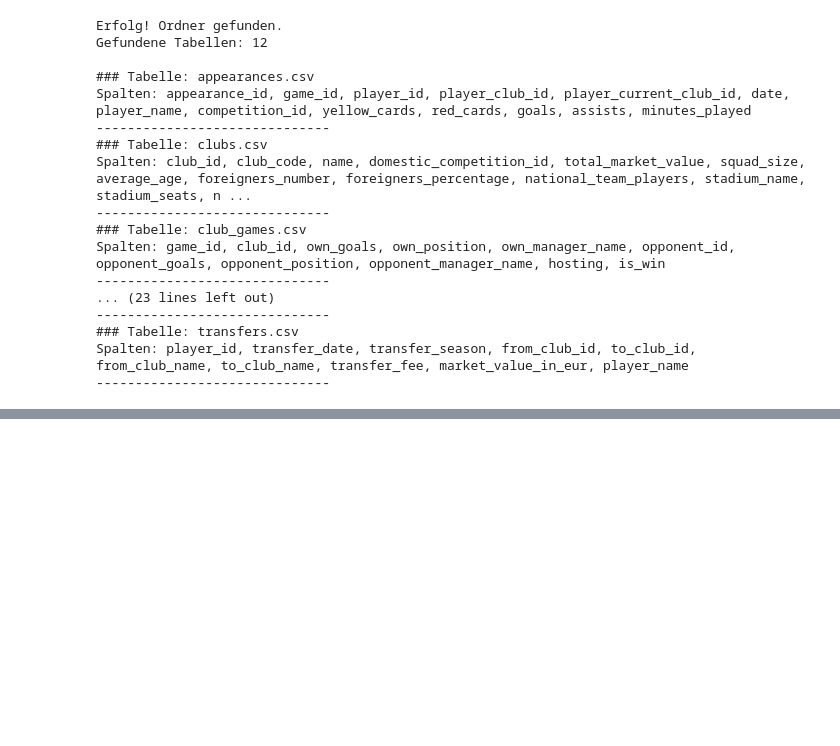
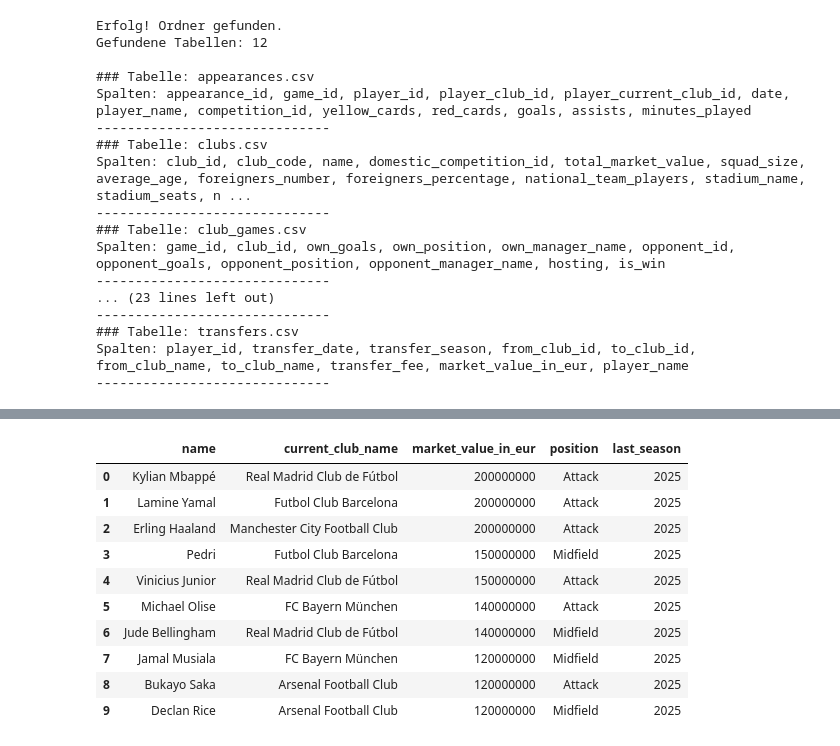
Before and after one commit to juliandietes/DPP-2026_Julian, a Jupyter notebook: notebooks/01_exploration Transfermarkt.ipynb, the cells around one changed output, grey strips where cells are left out. Cells and saved outputs as stored; diff of their text form; code cells hidden in the pictures; blank space fills up the shorter version.

```diff
--- a/notebooks/01_exploration Transfermarkt.ipynb
+++ b/notebooks/01_exploration Transfermarkt.ipynb
@@ -140,0 +205,29 @@ Spalten: player_id, transfer_date, transfer_season, from_club_id, to_club_id, fr
+# %%
+query_top_10_simple = f"""
+SELECT
+    name,
+    current_club_name,
+    market_value_in_eur,
+    position,
+    last_season
+FROM read_csv_auto('{players_file}')
+WHERE last_season = 2025  -- Nur aktive Spieler
+AND market_value_in_eur IS NOT NULL
+ORDER BY market_value_in_eur DESC
+LIMIT 10
+"""
+
+df_top_10 = duckdb.query(query_top_10_simple).to_df()
+display(df_top_10)
+# %% [output]
+|  | name | current_club_name | market_value_in_eur | position | last_season |
+| 0 | Kylian Mbappé | Real Madrid Club de Fútbol | 200000000 | Attack | 2025 |
+| 1 | Lamine Yamal | Futbol Club Barcelona | 200000000 | Attack | 2025 |
+| 2 | Erling Haaland | Manchester City Football Club | 200000000 | Attack | 2025 |
+| 3 | Pedri | Futbol Club Barcelona | 150000000 | Midfield | 2025 |
+| 4 | Vinicius Junior | Real Madrid Club de Fútbol | 150000000 | Attack | 2025 |
+| 5 | Michael Olise | FC Bayern München | 140000000 | Attack | 2025 |
+| 6 | Jude Bellingham | Real Madrid Club de Fútbol | 140000000 | Midfield | 2025 |
+| 7 | Jamal Musiala | FC Bayern München | 120000000 | Midfield | 2025 |
+| 8 | Bukayo Saka | Arsenal Football Club | 120000000 | Attack | 2025 |
+| 9 | Declan Rice | Arsenal Football Club | 120000000 | Midfield | 2025 |
```
Also changed, not shown: parts of 13 cells of this notebook, 2 other files.
